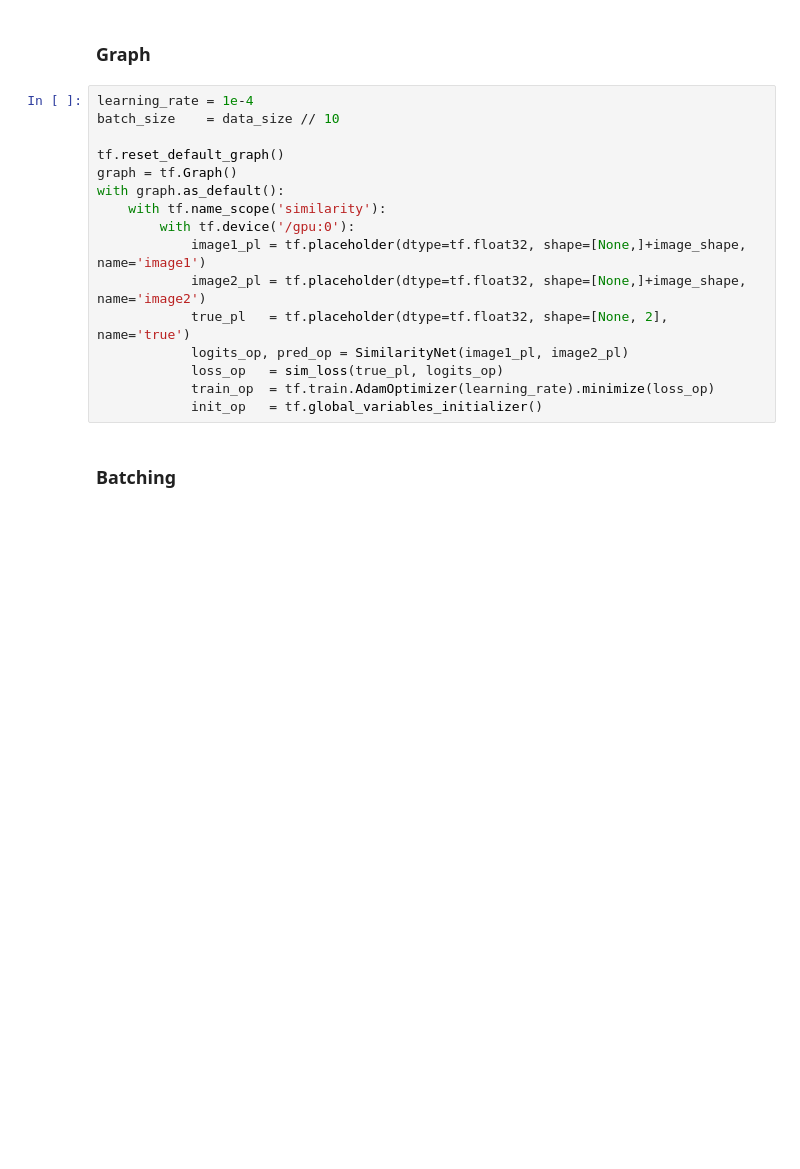
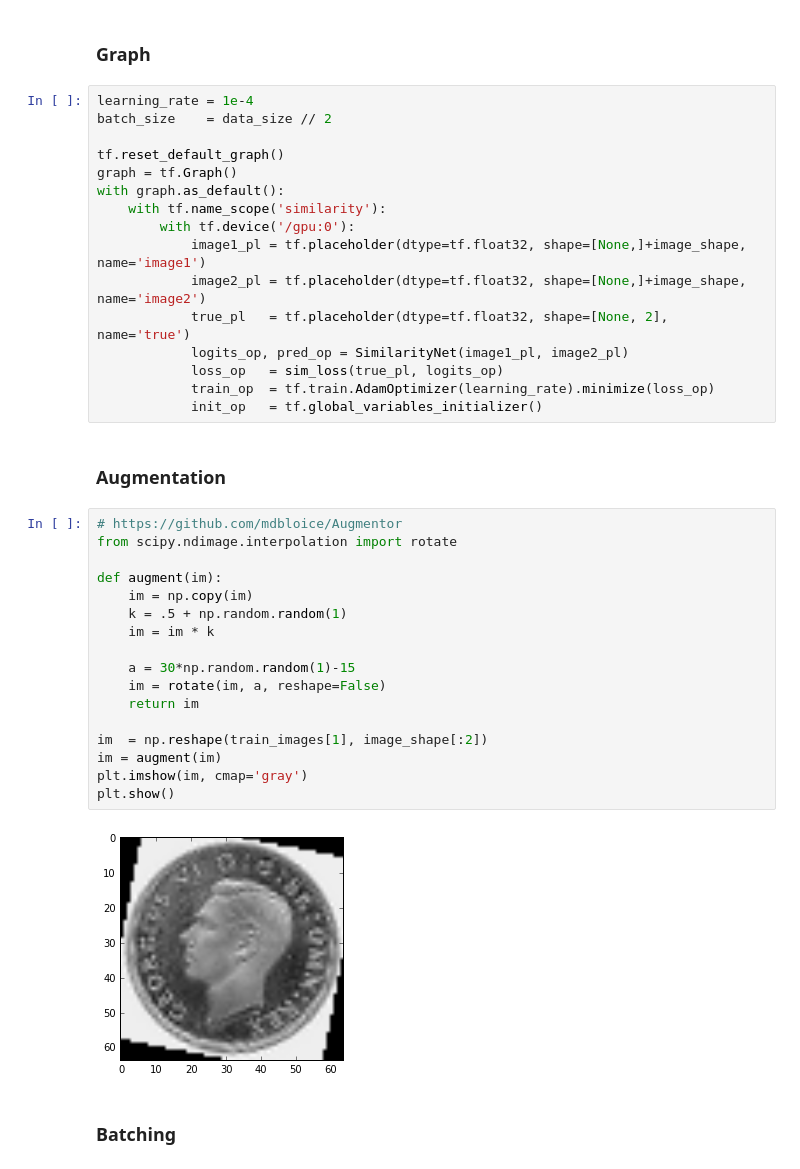
Before and after one commit to RomanKoshelev/deepcoins, a Jupyter notebook: src/experiments/similarity.ipynb, the cells around one changed output. Drawn from its saved outputs; the diff is of its cells as text; blank space fills up the shorter version.

```diff
--- a/src/experiments/similarity.ipynb
+++ b/src/experiments/similarity.ipynb
@@ -88,7 +88,7 @@ def sim_loss(true, pred):
 ### Graph
 # %%
 learning_rate = 1e-4
-batch_size    = data_size // 10
+batch_size    = data_size // 2
 
 tf.reset_default_graph()
 graph = tf.Graph()
@@ -102,6 +102,27 @@ with graph.as_default():
             loss_op   = sim_loss(true_pl, logits_op)
             train_op  = tf.train.AdamOptimizer(learning_rate).minimize(loss_op)
             init_op   = tf.global_variables_initializer()
+# %% [markdown]
+### Augmentation
+# %%
+# https://github.com/mdbloice/Augmentor
+from scipy.ndimage.interpolation import rotate
+
+def augment(im):
+    im = np.copy(im)
+    k = .5 + np.random.random(1)
+    im = im * k
+
+    a = 30*np.random.random(1)-15
+    im = rotate(im, a, reshape=False)
+    return im
+
+im  = np.reshape(train_images[1], image_shape[:2])
+im = augment(im)
+plt.imshow(im, cmap='gray')
+plt.show()
+# %% [output]
+[figure, added]
 # %% [markdown]
 ### Batching
 # %%
```
Also changed, not shown: parts of 5 cells of this notebook.
